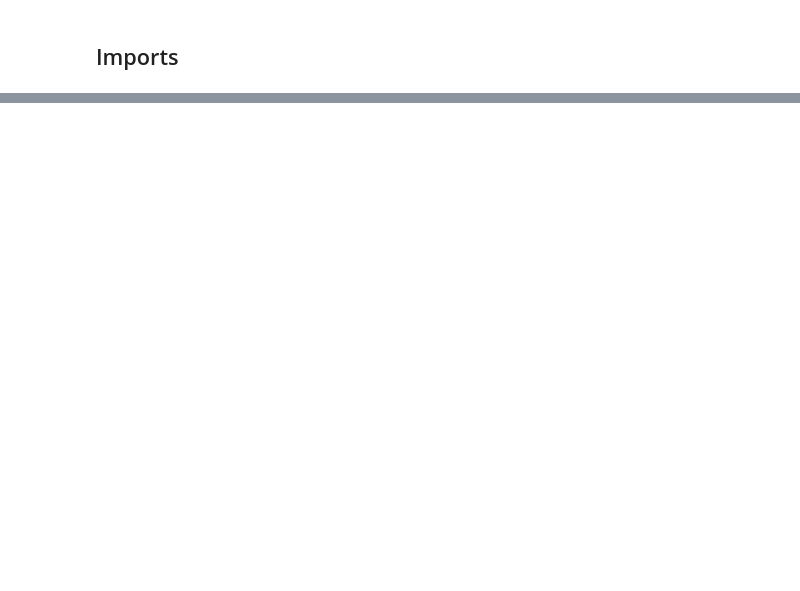
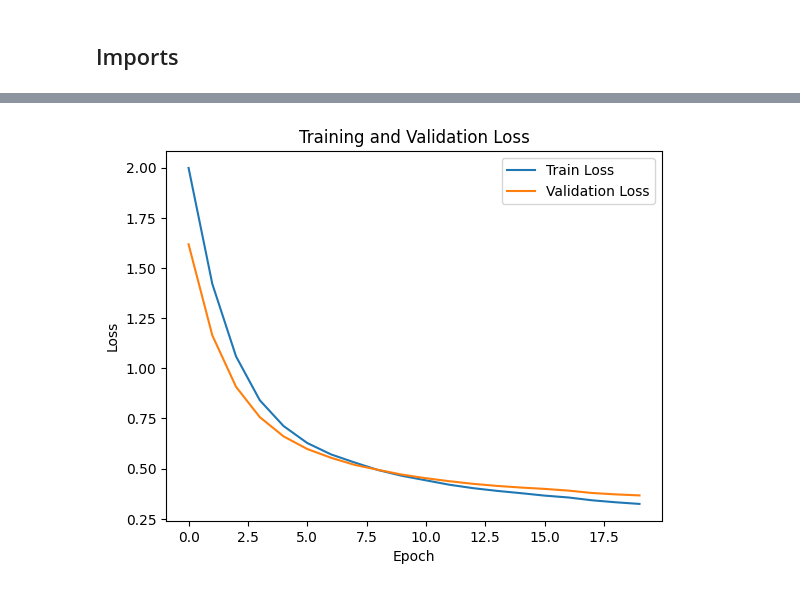
Before and after one commit to Matheuspp/projeto_vit_ufu, a Jupyter notebook: resnet18.ipynb, the cells around one changed output, grey strips where cells are left out. Cells and saved outputs as stored; diff of their text form; code cells hidden in the pictures; blank space fills up the shorter version.

```diff
--- a/resnet18.ipynb
+++ b/resnet18.ipynb
@@ -11,6 +22,6 @@ import numpy as np
 # %%
-batch_size = 256
-dataset_dir = 'fruits-360'
+batch_size = 512
+dataset_dir = 'flowers-data'
 
 # Set the device
 device = torch.device("cuda" if torch.cuda.is_available() else "cpu")
@@ -20,6 +31,8 @@ imagenet_mean = [0.485, 0.456, 0.406]
 imagenet_std = [0.229, 0.224, 0.225]
 # %%
 transform = transforms.Compose([
+    transforms.Resize((224, 224)),
+    transforms.CenterCrop(224),
     transforms.ToTensor(),
     transforms.Normalize(imagenet_mean, imagenet_std)
 ])
@@ -45,6 +62,11 @@ val_loader = torch.utils.data.DataLoader(val_dataset, shuffle=True, batch_size=b
 # %%
 # Initialize the ResNet-18 model
-model = torchvision.models.resnet18(pretrained=False)
+model = torchvision.models.resnet18(pretrained=True)
+
+# Freeze the parameters of all layers
+for param in model.parameters():
+    param.requires_grad = False
+
 num_classes = len(train_dataset.classes)
 model.fc = nn.Linear(model.fc.in_features, num_classes)
 model.to(device)
@@ -71,6 +93,6 @@ ResNet(
 # %%
 # Define loss function and optimizer
 criterion = nn.CrossEntropyLoss()
-optimizer = optim.Adam(model.parameters(), lr=0.0001, momentum=0.9)
+optimizer = optim.Adam(model.parameters(), lr=0.001)
 # %%
 # Training loop
@@ -130,0 +197,23 @@ print(f'Test Accuracy: {accuracy:.2f}%')
+# %%
+import matplotlib.pyplot as plt
+
+# Example losses data
+epoch = np.arange(len(train_losses))
+
+# Plot losses
+plt.plot(epoch, train_losses, label='Train Loss')
+plt.plot(epoch, val_losses, label='Validation Loss')
+
+
+# Set labels and title
+plt.xlabel('Epoch')
+plt.ylabel('Loss')
+plt.title('Training and Validation Loss')
+
+# Add legend
+plt.legend()
+
+# Display the plot
+plt.show()
+# %% [output]
+[figure, added]
```
Also changed, not shown: parts of 7 cells of this notebook, 3 other files.
